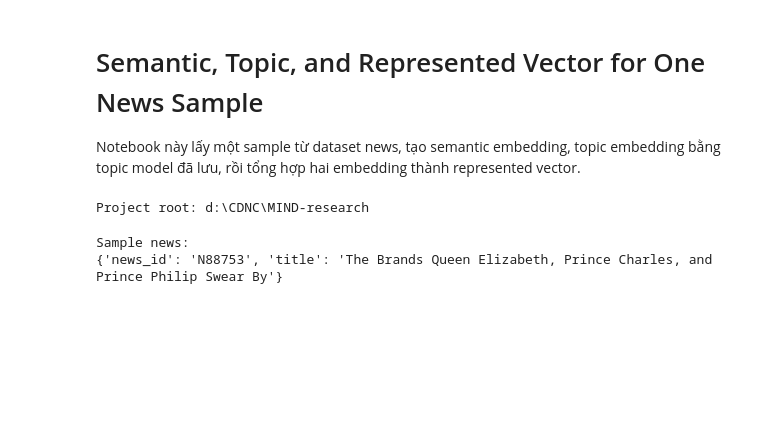
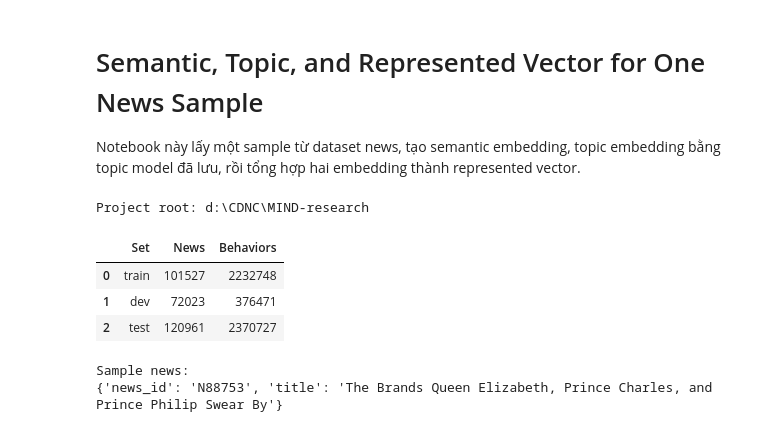
Before and after one commit to MinDag0612/news-recommendation-system, a Jupyter notebook: notebooks/for_report.ipynb, the cells around one changed output. Cells and saved outputs as stored; diff of their text form; code cells hidden in the pictures; blank space fills up the shorter version.

```diff
--- a/notebooks/for_report.ipynb
+++ b/notebooks/for_report.ipynb
@@ -21,6 +21,33 @@ if project_root not in sys.path:
 print(f"Project root: {project_root}")
 # %% [output]
 Project root: d:\CDNC\MIND-research
+# %%
+from pathlib import Path
+import pandas as pd
+
+set_names = ["train_set", "dev_set", "test_set"]
+data_root = Path(project_root) / "data" / "primary"
+
+statistics = []
+for set_name in set_names:
+    set_root = data_root / set_name
+    statistics.append(
+        {
+            "Set": set_name.replace("_set", ""),
+            "News": sum(1 for _ in open(set_root / "news.tsv", encoding="utf-8")),
+            "Behaviors": sum(
+                1 for _ in open(set_root / "behaviors.tsv", encoding="utf-8")
+            ),
+        }
+    )
+
+statistics_df = pd.DataFrame(statistics)
+display(statistics_df)
+# %% [output]
+|  | Set | News | Behaviors |
+| 0 | train | 101527 | 2232748 |
+| 1 | dev | 72023 | 376471 |
+| 2 | test | 120961 | 2370727 |
 # %%
 from bertopic import BERTopic
 from sentence_transformers import SentenceTransformer
```
Also changed, not shown: 2 other files.
